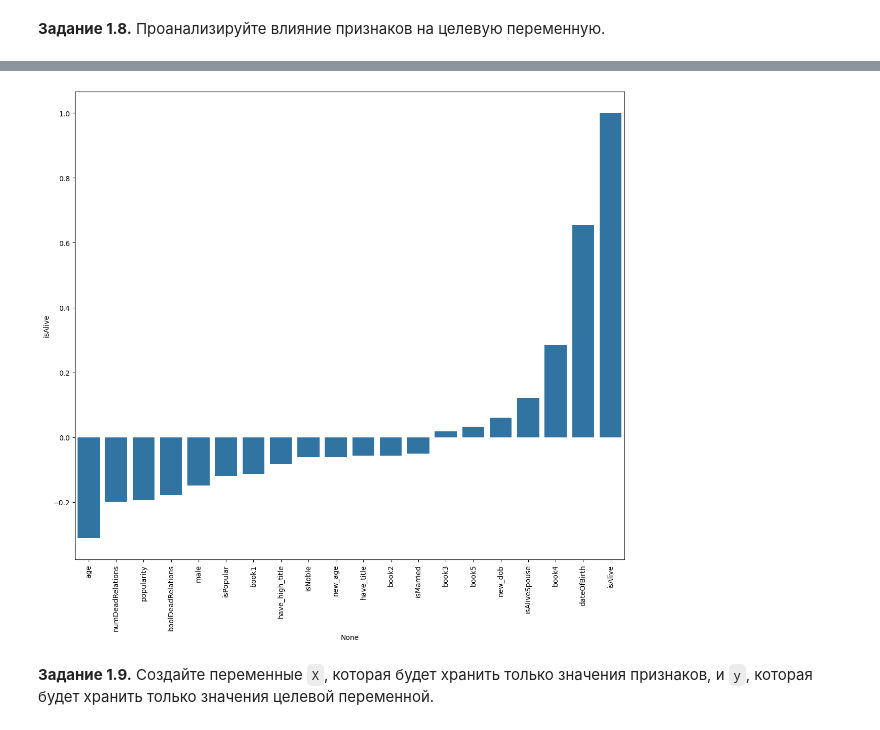
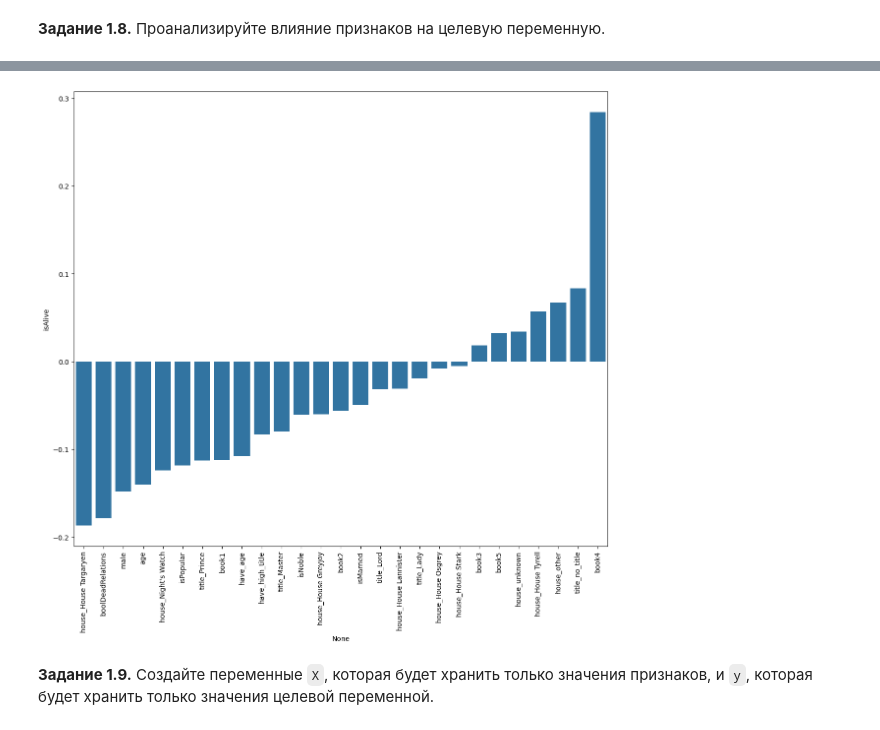
Before and after one commit to Swanger-Iz/ML_projs, a Jupyter notebook: game_of_thrones_hm/hw_1_game_of_thrones.ipynb, the cells around one changed output, grey strips where cells are left out. Cells and saved outputs as stored; diff of their text form; code cells hidden in the pictures.

Commit message:
Start a new project, create dir, add csv files and create a .ipynb file. Start working from loading data and deleting empty rows and features

```diff
--- a/game_of_thrones_hm/hw_1_game_of_thrones.ipynb
+++ b/game_of_thrones_hm/hw_1_game_of_thrones.ipynb
@@ -919,0 +924,6 @@ Name: count, Length: 316, dtype: int64
+# %%
+culture_idxs = data.culture.value_counts().head(9).index
+# %%
+data.house = data.house.apply(lambda x: x if x in house_idxs else 'other')
+# %%
+data.culture = data.culture.apply(lambda x: x if x in culture_idxs else 'other').value_counts()
@@ -919,0 +956,2 @@ Name: count, Length: 316, dtype: int64
+# %%
+data = pd.get_dummies(data.iloc[:, 1:], columns=['title', 'house', 'culture'], drop_first=True, dtype=int)
@@ -937,10 +999,10 @@ Name: isAlive, Length: 382, dtype: float64
 # %%
 plt.figure(figsize=[14, 12])
-sns.barplot(x=data.select_dtypes(exclude=object).corr()['isAlive'].sort_values().index, y=data.select_dtypes(exclude=object).corr()['isAlive'].sort_values())
+sns.barplot(x=data.corr()['isAlive'].sort_values()[:-1].index, y=data.corr()['isAlive'].sort_values()[:-1])
 
 plt.xticks(rotation=90);
 # %% [output]
-[figure, old version]
+[figure, new version]
 # %% [markdown]
 **Задание 1.9.** Создайте переменные `X`, которая будет хранить только значения признаков, и `y`, которая будет хранить только значения целевой переменной.
 # %%
```
Also changed, not shown: parts of 45 cells of this notebook, 6 other files.
